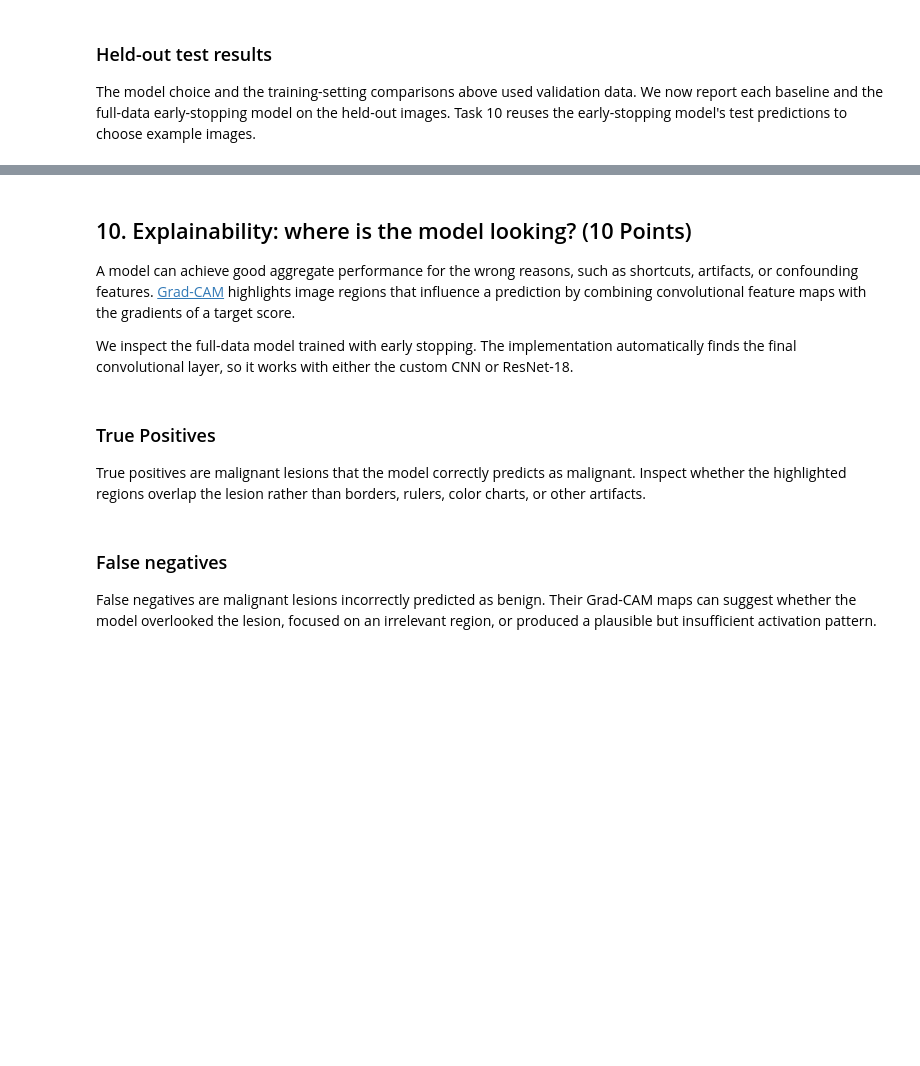
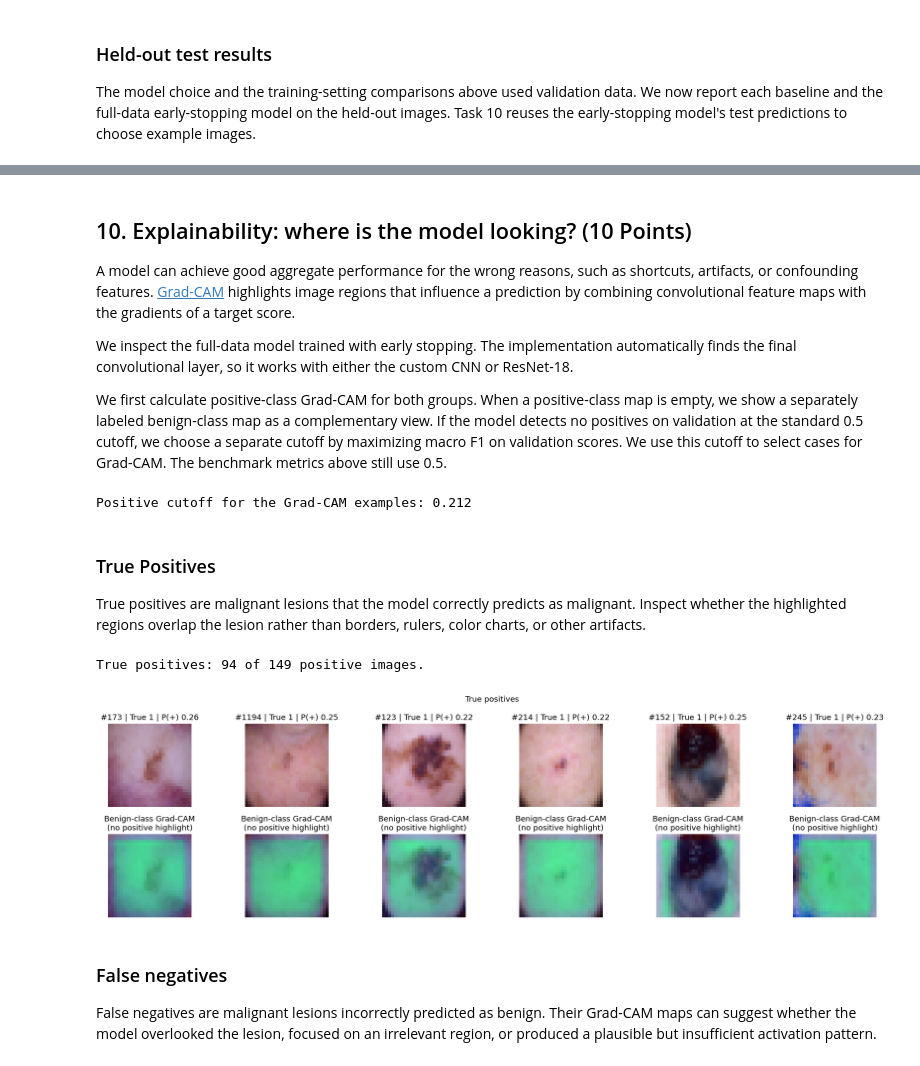
Before and after one commit to Catfish16/WS26ML_EX1, a Jupyter notebook: dermamnist_classification_group_N.ipynb, the cells around one changed output, grey strips where cells are left out. Cells and saved outputs as stored; diff of their text form; code cells hidden in the pictures; blank space fills up the shorter version.

Commit message:
task 8, 9, 10, 11

```diff
--- a/dermamnist_classification_group_N.ipynb
+++ b/dermamnist_classification_group_N.ipynb
@@ -1079,6 +1219,8 @@ if RUN_FINE_TUNING:
 A model can achieve good aggregate performance for the wrong reasons, such as shortcuts, artifacts, or confounding features. [Grad-CAM](https://arxiv.org/abs/1610.02391) highlights image regions that influence a prediction by combining convolutional feature maps with the gradients of a target score.
 
 We inspect the full-data model trained with early stopping. The implementation automatically finds the final convolutional layer, so it works with either the custom CNN or ResNet-18.
+
+We first calculate positive-class Grad-CAM for both groups. When a positive-class map is empty, we show a separately labeled benign-class map as a complementary view. If the model detects no positives on validation at the standard 0.5 cutoff, we choose a separate cutoff by maximizing macro F1 on validation scores. We use this cutoff to select cases for Grad-CAM. The benchmark metrics above still use 0.5.
 # %%
 def find_last_conv_layer(model):
     layers = [module for module in model.modules() if isinstance(module, nn.Conv2d)]
@@ -1096,11 +1238,13 @@ def grad_cam(model, image, target_class=1):
     def save_activation(module, inputs, output):
         activations.append(output)
 
+    # Capture the last convolutional layer's output during this image's forward pass.
     handle = target_layer.register_forward_hook(save_activation)
     try:
         # Gradients can flow through the input even when the weights are frozen.
         input_tensor = image.unsqueeze(0).to(DEVICE).requires_grad_(True)
         logit = model(input_tensor).squeeze()
+        # This binary model produces one logit. Negating it gives the score for the benign class.
         score = logit if target_class == 1 else -logit
         activation = activations[0]
         gradient, = torch.autograd.grad(score, activation)
@@ -1109,6 +1253,7 @@ def grad_cam(model, image, target_class=1):
 
     # Give each feature map one weight based on how it affects the class score.
     weights = gradient.mean(dim=(2, 3), keepdim=True)
+    # Keep regions that push the chosen class score upward, then resize the map to overlay it.
     cam = (weights * activation.detach()).sum(dim=1, keepdim=True).relu()
     cam = F.interpolate(cam, size=image.shape[-2:], mode="bilinear", align_corners=False)[0, 0]
     cam = cam - cam.min()
@@ -1116,7 +1261,9 @@ def grad_cam(model, image, target_class=1):
     return cam.detach().cpu().numpy(), torch.sigmoid(logit).item()
 
 
-def plot_gradcam_examples(model, images, labels, indices, title, max_images=6):
+def plot_gradcam_examples(
+    model, images, labels, indices, title, max_images=6, show_benign_fallback=False
+):
     indices = list(indices)[:max_images]
     if not indices:
         print(f"No examples found for {title}.")
@@ -1130,8 +1277,19 @@ def plot_gradcam_examples(model, images, labels, indices, title, max_images=6):
         axes[0, column].imshow(image_hwc)
         axes[0, column].set_title(f"#{index} | True {int(labels[index])} | P(+) {probability:.2f}")
         axes[1, column].imshow(image_hwc)
-        axes[1, column].imshow(cam, cmap="inferno", alpha=0.65 * cam, vmin=0, vmax=1)
-        axes[1, column].set_title("Positive-class Grad-CAM" if cam.any() else "No positive highlight")
+        overlay_title = "Positive-class Grad-CAM"
+        palette = "inferno"
+        # An empty positive map can still have a useful view of what supports the benign score.
+        if not cam.any() and show_benign_fallback:
+            cam, _ = grad_cam(model, images[index], target_class=0)
+            overlay_title = "Benign-class Grad-CAM\n(no positive highlight)"
+            palette = "winter"
+        if not cam.any():
+            overlay_title = (
+                "No positive or benign highlight" if show_benign_fallback else "No positive highlight"
+            )
+        axes[1, column].imshow(cam, cmap=palette, alpha=0.65 * cam, vmin=0, vmax=1)
+        axes[1, column].set_title(overlay_title)
         axes[0, column].axis("off")
         axes[1, column].axis("off")
     fig.suptitle(title)
@@ -1147,17 +1305,49 @@ def sample_cases(mask, seed=SEED, limit=6):
 
 model_to_explain = early_model
 test_labels, test_predictions, test_probabilities = early_test_predictions
+
+
+# Start with the benchmark cutoff. If it detects zero validation positives, choose a separate
+# cutoff just for selecting the Grad-CAM examples below.
+explanation_threshold = 0.5
+if early_val["sensitivity"] == 0:
+    validation_labels, _, validation_probabilities = collect_predictions(
+        model_to_explain, val_loader, task="binary"
+    )
+
+    # Score candidate cutoffs only on validation data.
+    explanation_threshold = float(max(
+        np.unique(validation_probabilities),
+        key=lambda threshold: (
+            f1_score(
+                validation_labels, validation_probabilities >= threshold,
+                labels=[0, 1], average="macro", zero_division=0,
+            ),
+            threshold,
+        ),
+    ))
+
+# Apply the validation-selected cutoff to the saved scores. The benchmark table still uses 0.5.
+test_predictions = (test_probabilities >= explanation_threshold).astype(int)
+print(f"Positive cutoff for the Grad-CAM examples: {explanation_threshold:.3f}")
+# %% [output]
+Positive cutoff for the Grad-CAM examples: 0.212
 # %% [markdown]
 ### True Positives
 
 True positives are malignant lesions that the model correctly predicts as malignant. Inspect whether the highlighted regions overlap the lesion rather than borders, rulers, color charts, or other artifacts.
 # %%
 true_positive_mask = (test_labels == 1) & (test_predictions == 1)
+# Sample up to six of the correctly detected positive cases with the group seed.
 true_positive_examples = sample_cases(true_positive_mask)
 print(f"True positives: {true_positive_mask.sum()} of {(test_labels == 1).sum()} positive images.")
 plot_gradcam_examples(
-    model_to_explain, x_test, test_labels, true_positive_examples, "True positives"
+    model_to_explain, x_test, test_labels, true_positive_examples, "True positives",
+    show_benign_fallback=True,
 )
+# %% [output]
+True positives: 94 of 149 positive images.
+[figure, added]
 # %% [markdown]
 ### False negatives
 
```
Also changed, not shown: parts of 29 cells of this notebook, 1 other file.
